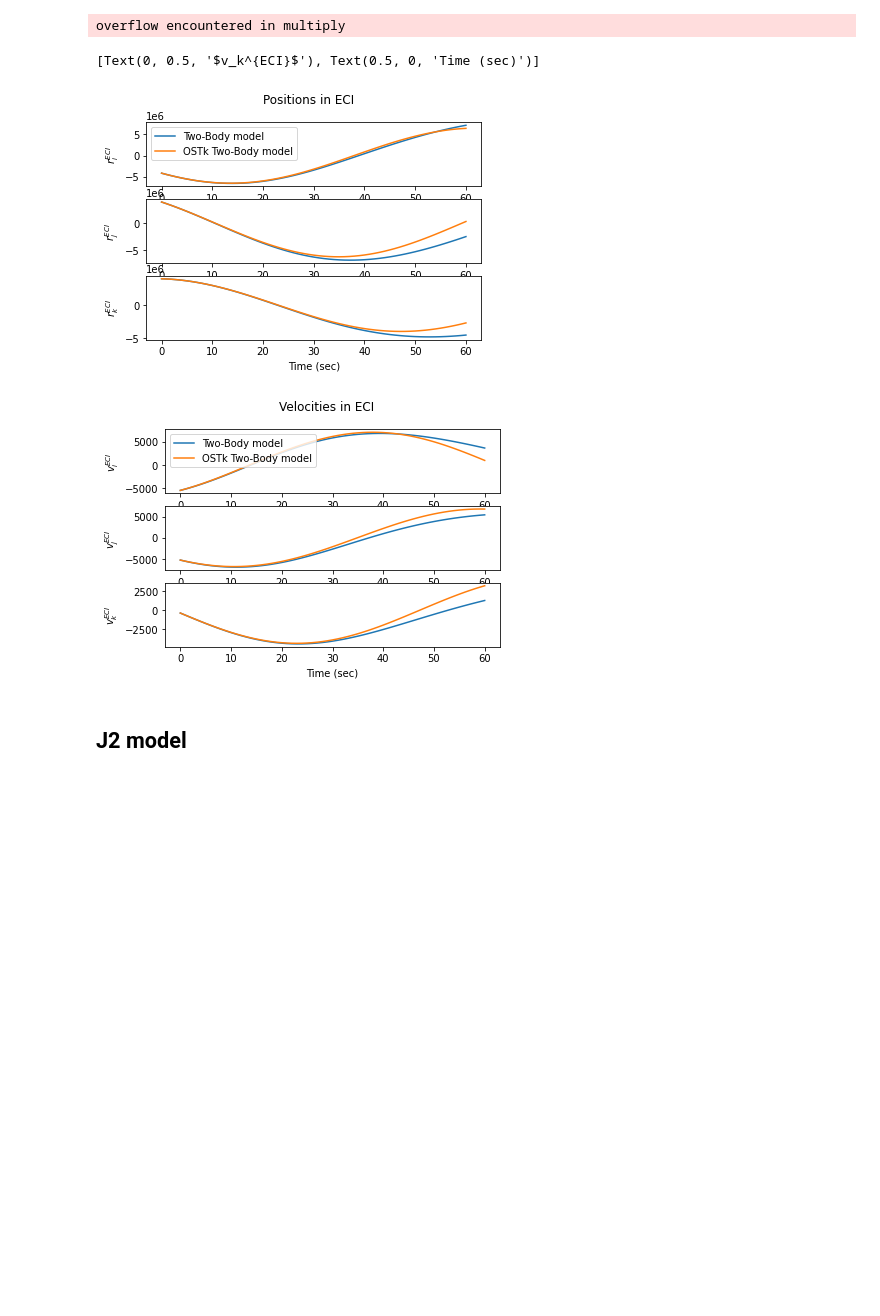
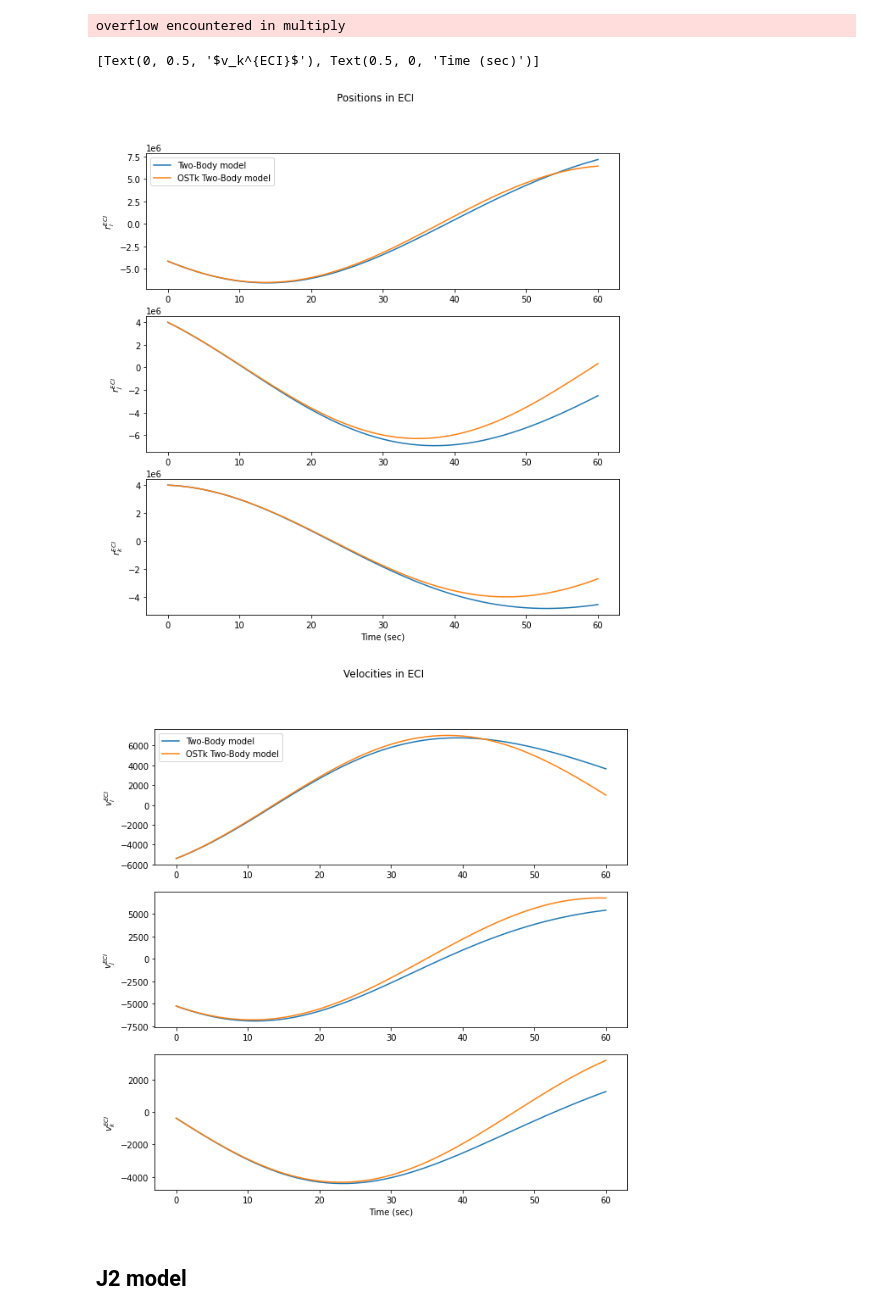
Before and after one commit to EleonoreJ/Kalman-Filtering-Orbit-Determination, a Jupyter notebook: Test Models.ipynb, the cells around one changed output. Cells and saved outputs as stored; diff of their text form; code cells hidden in the pictures; blank space fills up the shorter version.

```diff
--- a/Test Models.ipynb
+++ b/Test Models.ipynb
@@ -53,29 +51,3 @@ Some utilitary functions.
-# %%
-def discretePropagator(X, dt, dynamics):
-    f = dynamics(X)
-    Xp = np.zeros((6,))
-    Xp[3:6] = X[3:6] + dt*f
-    Xp[0:3] = X[0:3] + (1/2)*dt*(X[3:6] + Xp[3:6])
-    return Xp
-
-def convertState(state):
-    return [
-                *state.get_position().get_coordinates().transpose()[0],
-                *state.get_velocity().get_coordinates().transpose()[0]
-            ]
-
-def convertStateLLA(instant, state):
-    lla = LLA.cartesian(state.get_position().in_frame(Frame.ITRF(), state.get_instant()).get_coordinates(), Earth.equatorial_radius, Earth.flattening)
-
-    return [
-                repr(instant),
-                float(instant.get_modified_julian_date(Scale.UTC)),
-                *state.get_position().get_coordinates().transpose()[0].tolist(),
-                *state.get_velocity().get_coordinates().transpose()[0].tolist(),
-                float(lla.get_latitude().in_degrees()),
-                float(lla.get_longitude().in_degrees()),
-                float(lla.get_altitude().in_meters())
-            ]
 # %% [markdown]
 Set up a time grid.
 # %%
@@ -124,39 +96,39 @@ dt = step.in_seconds()
 X_kepler = np.zeros((len(instants), 6))
 X_kepler[0,:] = X0
 for i in range(1,len(instants)):
-    X_kepler[i,:] = discretePropagator(X_kepler[i-1,:], dt, keplerianDynamics)
+    X_kepler[i,:] = propagator(X_kepler[i-1,:], dt, keplerianDynamics)
 # %% [output]
 overflow encountered in multiply
 # %%
-fig, axs = plt.subplots(3)
+fig, axs = plt.subplots(3, figsize=((10,10)))
 fig.suptitle('Positions in ECI')
 axs[0].plot(X_kepler[:,0], label="Two-Body model")
 axs[0].plot(keplerian_orbit_states[:,0], label="OSTk Two-Body model")
 axs[0].set(ylabel="$r_i^{ECI}$")
 axs[0].legend(loc="upper left")
 axs[1].plot(X_kepler[:,1])
 axs[1].plot(keplerian_orbit_states[:,1])
 axs[1].set(ylabel="$r_j^{ECI}$")
 axs[2].plot(X_kepler[:,2])
 axs[2].plot(keplerian_orbit_states[:,2])
 axs[2].set(xlabel="Time (sec)", ylabel="$r_k^{ECI}$")
 
-fig, axs = plt.subplots(3)
+fig, axs = plt.subplots(3,  figsize=((10,10)))
 fig.suptitle('Velocities in ECI')
 axs[0].plot(X_kepler[:,3], label="Two-Body model")
 axs[0].plot(keplerian_orbit_states[:,3], label="OSTk Two-Body model")
 axs[0].set(ylabel="$v_i^{ECI}$")
 axs[0].legend(loc="upper left")
 axs[1].plot(X_kepler[:,4])
 axs[1].plot(keplerian_orbit_states[:,4])
 axs[1].set(ylabel="$v_j^{ECI}$")
 axs[2].plot(X_kepler[:,5])
 axs[2].plot(keplerian_orbit_states[:,5])
 axs[2].set(xlabel="Time (sec)", ylabel="$v_k^{ECI}$")
 # %% [output]
 [Text(0, 0.5, '$v_k^{ECI}$'), Text(0.5, 0, 'Time (sec)')]
-[figure, old version]
+[figure, new version]
-[figure, old version]
+[figure, new version]
 # %% [markdown]
 ## J2 model
 # %%
```
Also changed, not shown: parts of 6 cells of this notebook, 1 other file.
